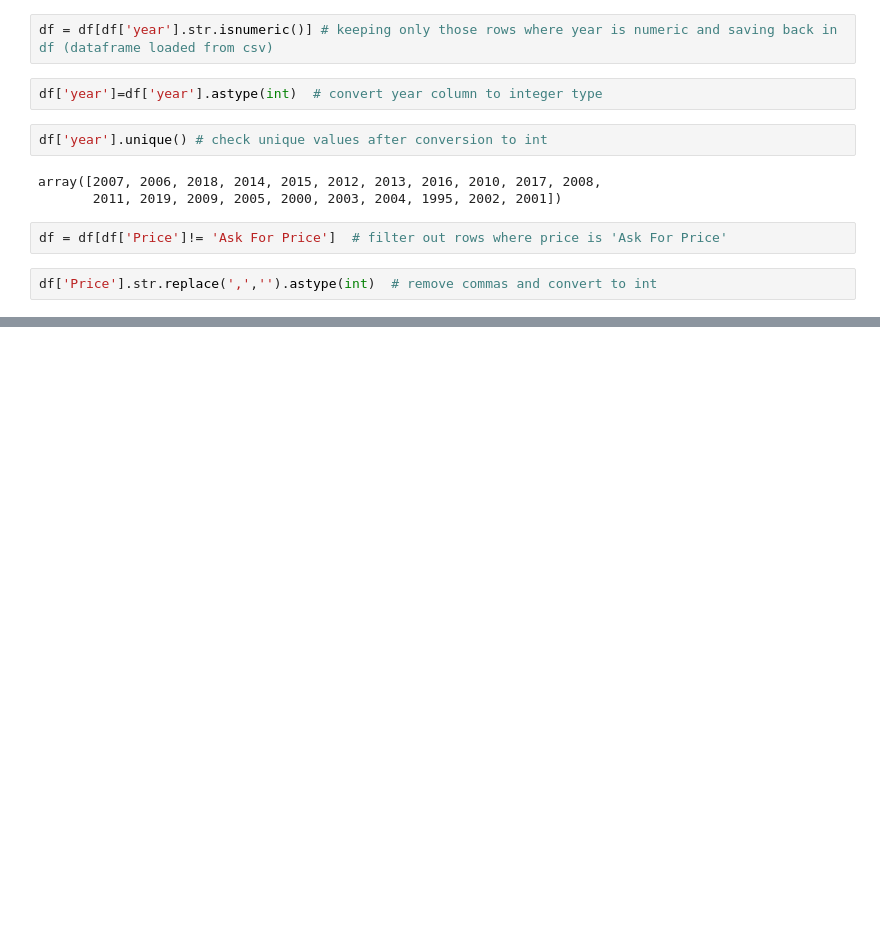
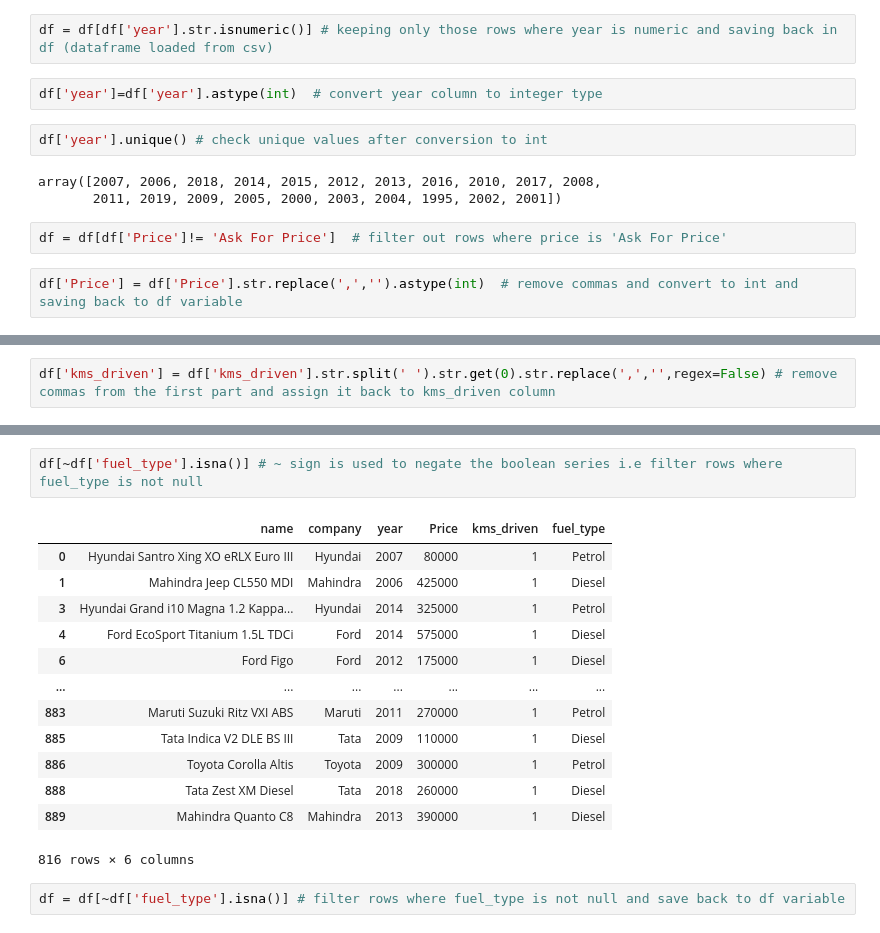
Before and after one commit to Simran-Sh/InternPe, a Jupyter notebook: Quickr/quickr_predictor.ipynb, the cells around one changed output, grey strips where cells are left out. Cells and saved outputs as stored; diff of their text form; blank space fills up the shorter version.

```diff
--- a/Quickr/quickr_predictor.ipynb
+++ b/Quickr/quickr_predictor.ipynb
@@ -188,4 +204,4 @@ array([2007, 2006, 2018, 2014, 2015, 2012, 2013, 2016, 2010, 2017, 2008,
 # %%
 df = df[df['Price']!= 'Ask For Price']  # filter out rows where price is 'Ask For Price'
 # %%
-df['Price'].str.replace(',','').astype(int)  # remove commas and convert to int
+df['Price'] = df['Price'].str.replace(',','').astype(int)  # remove commas and convert to int and saving back to df variable
@@ -208,0 +273,2 @@ IntCastingNaNError: Cannot convert non-finite values (NA or inf) to integer
+# %%
+df['kms_driven'] = df['kms_driven'].str.split(' ').str.get(0).str.replace(',','',regex=False) # remove commas from the first part and assign it back to kms_driven column
@@ -208,0 +290,18 @@ IntCastingNaNError: Cannot convert non-finite values (NA or inf) to integer
+# %%
+df[~df['fuel_type'].isna()] # ~ sign is used to negate the boolean series i.e filter rows where fuel_type is not null
+# %% [output]
+|  | name | company | year | Price | kms_driven | fuel_type |
+| 0 | Hyundai Santro Xing XO eRLX Euro III | Hyundai | 2007 | 80000 | 1 | Petrol |
+| 1 | Mahindra Jeep CL550 MDI | Mahindra | 2006 | 425000 | 1 | Diesel |
+| 3 | Hyundai Grand i10 Magna 1.2 Kappa... | Hyundai | 2014 | 325000 | 1 | Petrol |
+| 4 | Ford EcoSport Titanium 1.5L TDCi | Ford | 2014 | 575000 | 1 | Diesel |
+| 6 | Ford Figo | Ford | 2012 | 175000 | 1 | Diesel |
+| ... | ... | ... | ... | ... | ... | ... |
+| 883 | Maruti Suzuki Ritz VXI ABS | Maruti | 2011 | 270000 | 1 | Petrol |
+| 885 | Tata Indica V2 DLE BS III | Tata | 2009 | 110000 | 1 | Diesel |
+| 886 | Toyota Corolla Altis | Toyota | 2009 | 300000 | 1 | Petrol |
+| 888 | Tata Zest XM Diesel | Tata | 2018 | 260000 | 1 | Diesel |
+| 889 | Mahindra Quanto C8 | Mahindra | 2013 | 390000 | 1 | Diesel |
+816 rows × 6 columns
+# %%
+df = df[~df['fuel_type'].isna()] # filter rows where fuel_type is not null and save back to df variable
```
Also changed, not shown: parts of 53 cells of this notebook, 3 other files.
